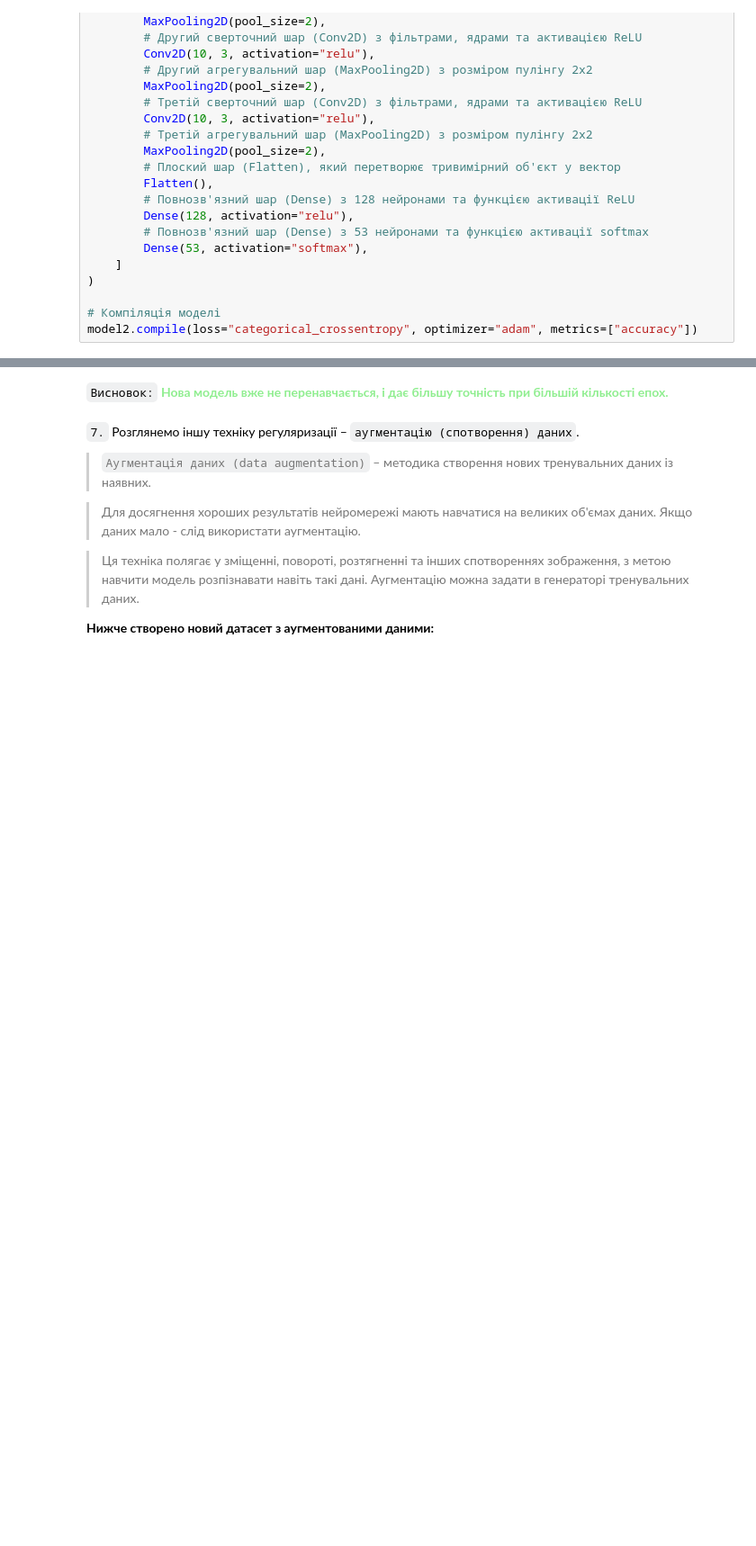
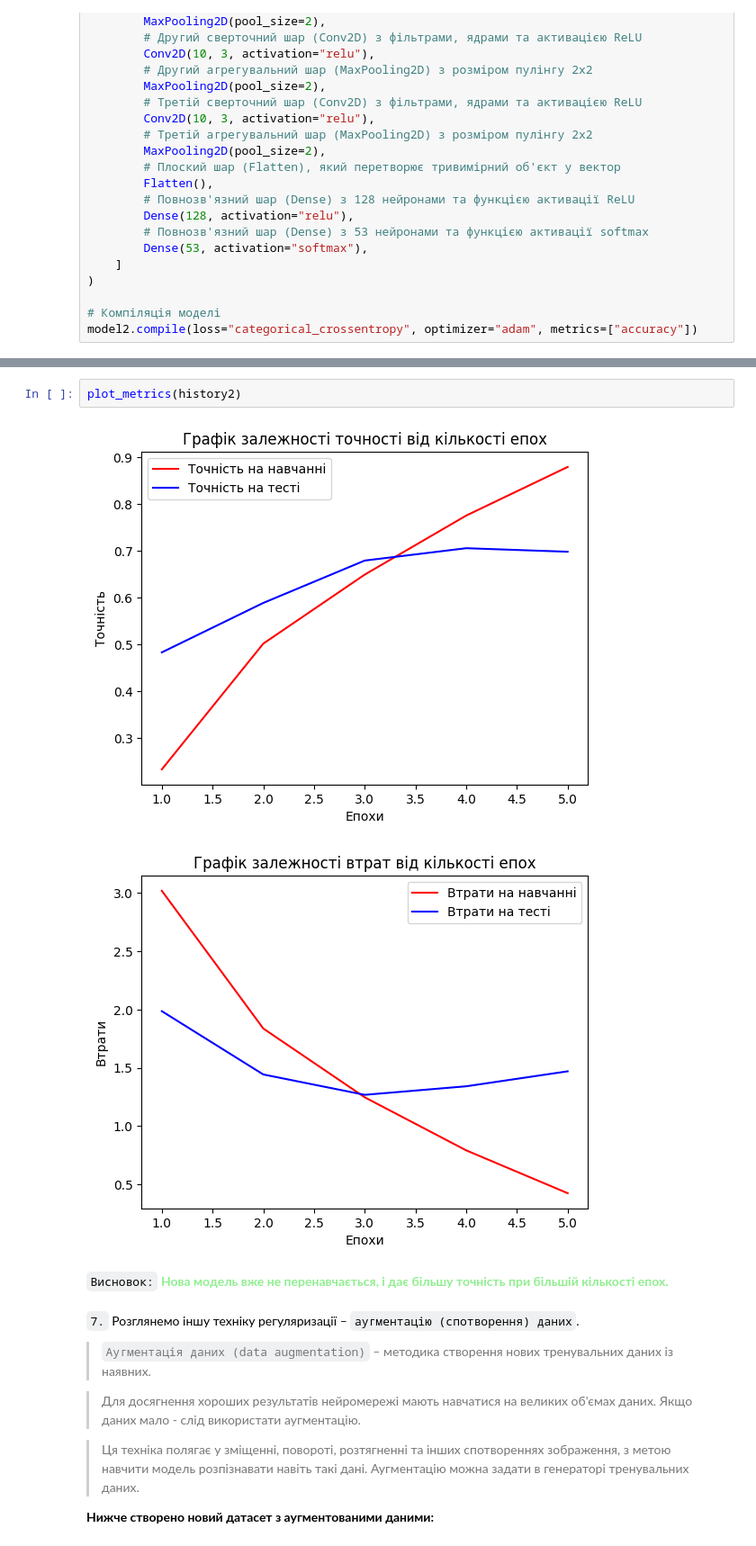
Before and after one commit to ulyagram77/Python_TechnicalVision_Labs, a Jupyter notebook: Lab4/lab4.ipynb, the cells around one changed output, grey strips where cells are left out. Shown at 90% size. Drawn from its saved outputs; the diff is of its cells as text; blank space fills up the shorter version.

```diff
--- a/Lab4/lab4.ipynb
+++ b/Lab4/lab4.ipynb
@@ -260,3 +243,8 @@ plt.show()
+# %%
+plot_metrics(history2)
+# %% [output]
+[figure, added]
+[figure, added]
 # %% [markdown]
 `Висновок:` **<span style="color:lightgreen">Нова модель вже не перенавчається, і дає більшу точність
 при більшій кількості епох.</span>**
```
Also changed, not shown: parts of 29 cells of this notebook.
